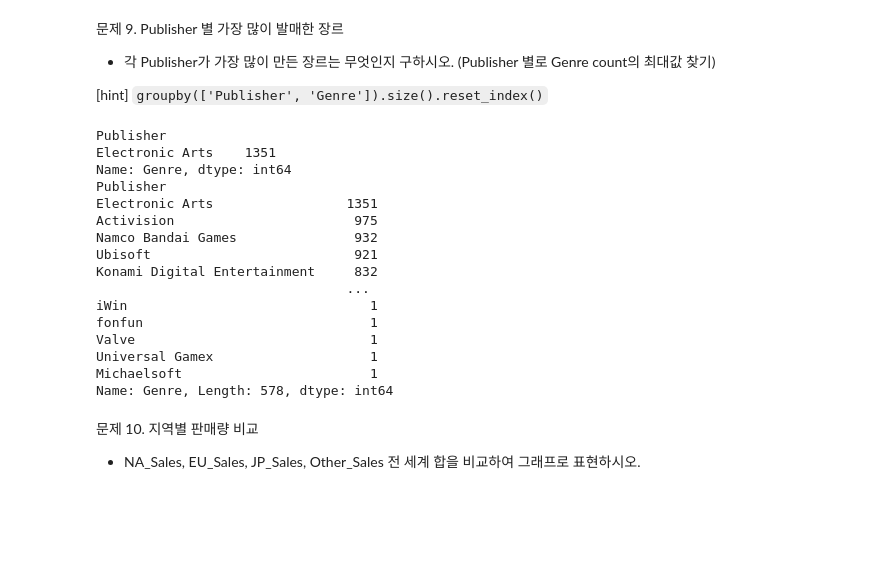
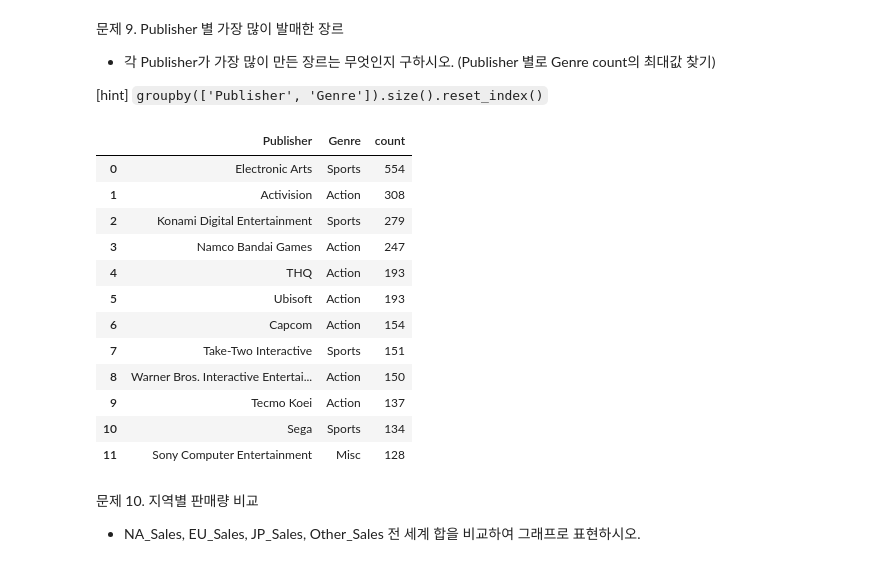
Before and after one commit to dksldy/python_dataAnalysis, a Jupyter notebook: 9_dataAnalysis/pratice/kaggle_video_sales/solution.ipynb, the cells around one changed output. Drawn from its saved outputs; the diff is of its cells as text; code cells hidden in the pictures; blank space fills up the shorter version.

```diff
--- a/9_dataAnalysis/pratice/kaggle_video_sales/solution.ipynb
+++ b/9_dataAnalysis/pratice/kaggle_video_sales/solution.ipynb
@@ -269,26 +264,36 @@ Name: Global_Sales, dtype: float64
 [hint]
 `groupby(['Publisher', 'Genre']).size().reset_index()`
 # %%
+'''
 TOP = df.groupby('Publisher')['Genre'].agg('count').sort_values(ascending=False)
 print(TOP.head(1))
 print(TOP)
+'''
+
+# Publisher, Genre 조합하여 발매 수
+df_pg = df.groupby(['Publisher', 'Genre']).size().reset_index(name='count')
+# reset_index() <= drop=True / False 옵션 있음 & name='count' 옵션도 있음
+
+# 각 Publisher 별 발매수가 가장 많은 Genre 조회
+idx = df_pg.groupby('Publisher')['count'].idxmax()
+# => 각 Publisher 중 발매수('count')가 가장 큰 값을 가진 행의 인덱스
+df_pg_result = df_pg.loc[idx].sort_values('count', ascending=False).reset_index(drop=True)
+top12 = df_pg_result.head(12)
+top12
 # %% [output]
-Publisher
-Electronic Arts    1351
-Name: Genre, dtype: int64
-Publisher
-Electronic Arts                 1351
-Activision                       975
-Namco Bandai Games               932
-Ubisoft                          921
-Konami Digital Entertainment     832
-                                ...
-iWin                               1
-fonfun                             1
-Valve                              1
-Universal Gamex                    1
-Michaelsoft                        1
-Name: Genre, Length: 578, dtype: int64
+|  | Publisher | Genre | count |
+| 0 | Electronic Arts | Sports | 554 |
+| 1 | Activision | Action | 308 |
+| 2 | Konami Digital Entertainment | Sports | 279 |
+| 3 | Namco Bandai Games | Action | 247 |
+| 4 | THQ | Action | 193 |
+| 5 | Ubisoft | Action | 193 |
+| 6 | Capcom | Action | 154 |
+| 7 | Take-Two Interactive | Sports | 151 |
+| 8 | Warner Bros. Interactive Entertai... | Action | 150 |
+| 9 | Tecmo Koei | Action | 137 |
+| 10 | Sega | Sports | 134 |
+| 11 | Sony Computer Entertainment | Misc | 128 |
 # %% [markdown]
 문제 10. 지역별 판매량 비교
 - NA_Sales, EU_Sales, JP_Sales, Other_Sales 전 세계 합을 비교하여 그래프로 표현하시오.
```
Also changed, not shown: parts of 6 cells of this notebook.
